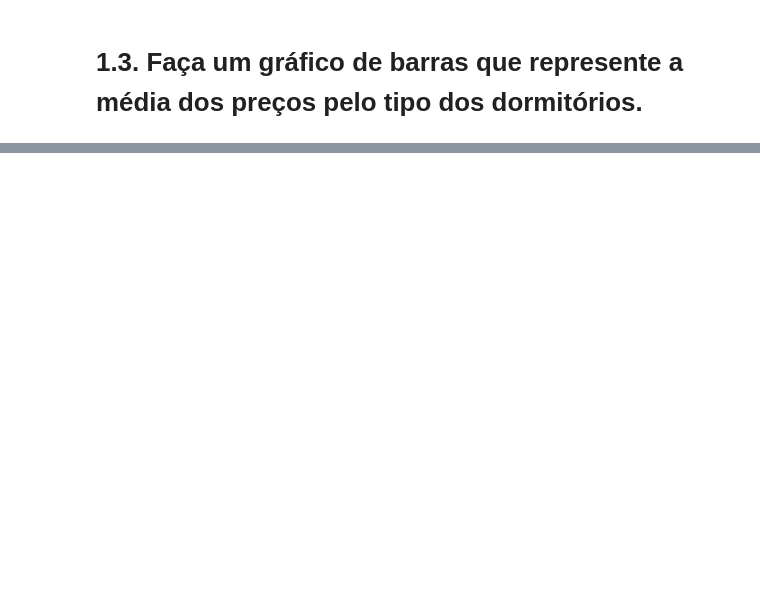
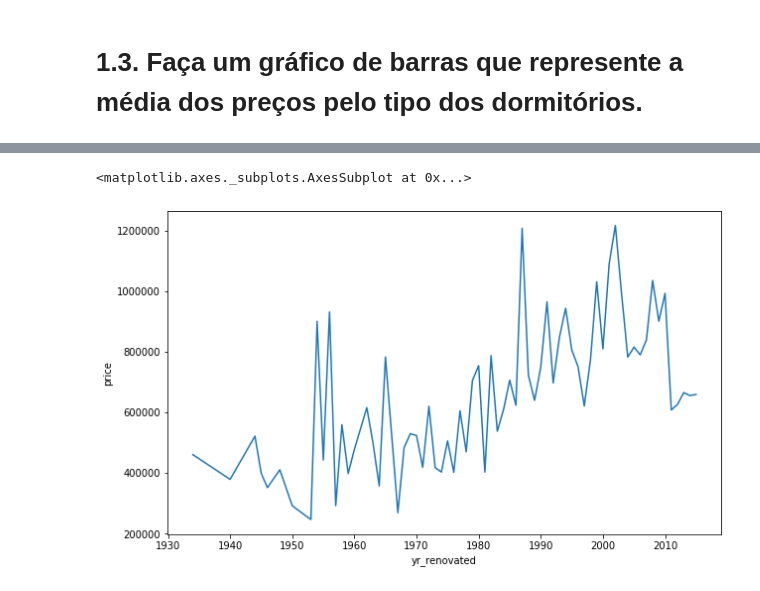
Before and after one commit to F-Campos/Do-Zero-ao-Data-Science, a Jupyter notebook: Modulo3/Respondendo perguntas de negócio II.ipynb, the cells around one changed output, grey strips where cells are left out. Cells and saved outputs as stored; diff of their text form; code cells hidden in the pictures; blank space fills up the shorter version.

```diff
--- a/Modulo3/Respondendo perguntas de negócio II.ipynb
+++ b/Modulo3/Respondendo perguntas de negócio II.ipynb
@@ -100,0 +139,11 @@ sns.barplot( x='dormitory_type', y='price', data=df );
+# %%
+# Fazedno o gráfico
+
+plt.figure( figsize=(10,6))
+
+df = data.loc[data['yr_renovated'] > 1930, ['price', 'yr_renovated']].groupby( 'yr_renovated' ).mean().reset_index()
+
+sns.lineplot( x='yr_renovated', y='price', data = df)
+# %% [output]
+<matplotlib.axes._subplots.AxesSubplot at 0x...>
+[figure, added]
```
Also changed, not shown: parts of 22 cells of this notebook.
